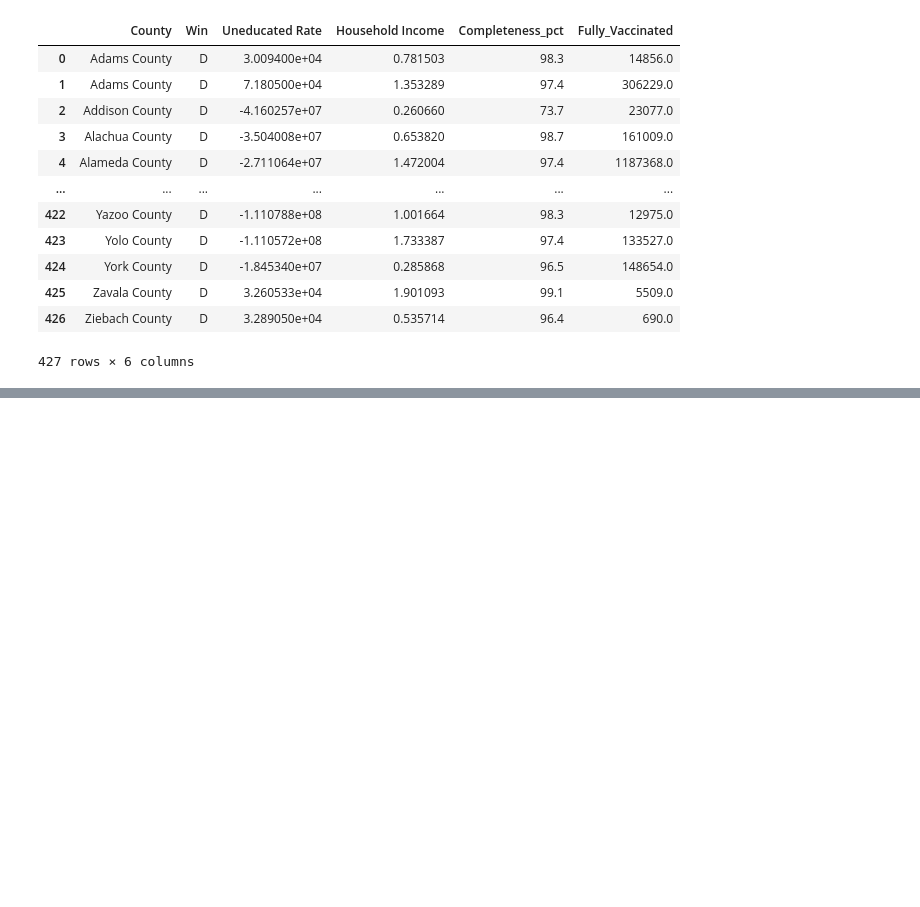
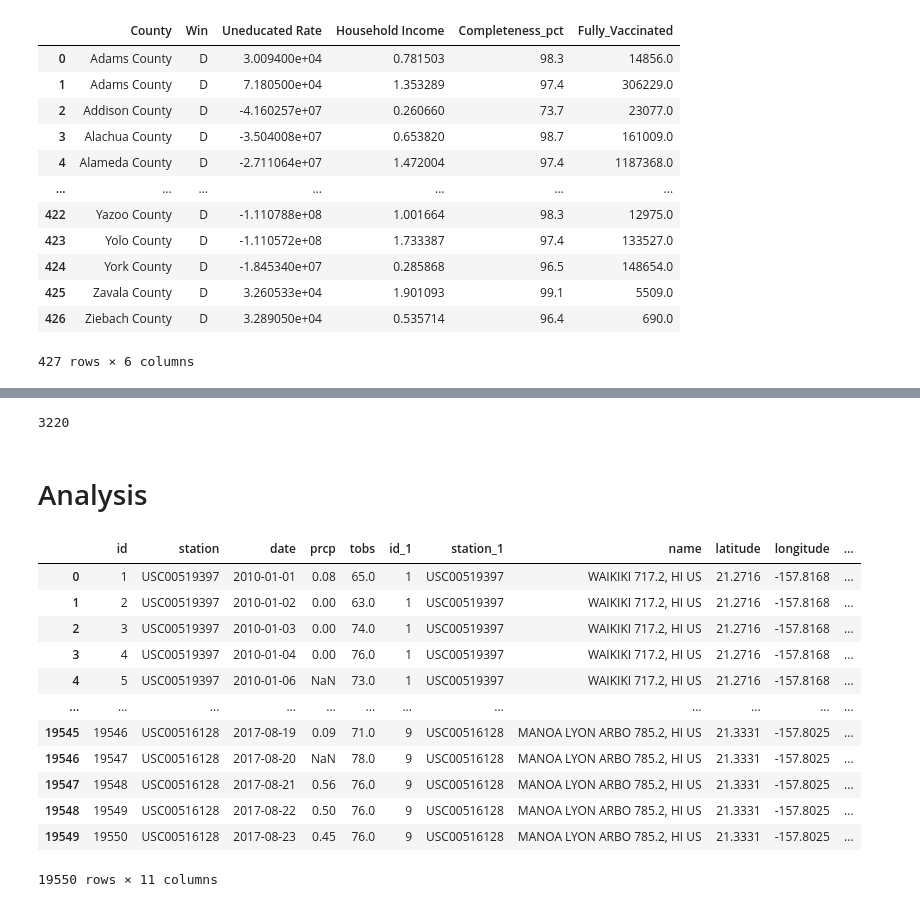
Before and after one commit to pandeysudip/COVID-19-Vaccination-Rate, a Jupyter notebook: Analysis/sqlalchemy.ipynb, the cells around one changed output, grey strips where cells are left out. Saved outputs shown, nothing was run; the diff lists cells and outputs as text; code cells hidden in the pictures; blank space fills up the shorter version.

```diff
--- a/Analysis/sqlalchemy.ipynb
+++ b/Analysis/sqlalchemy.ipynb
@@ -287,0 +297,4 @@ df_alc2
+# %%
+# create engine to hawaii.sqlite
+engine = create_engine('postgresql://localhost:5432/tets1')
+conn=engine.connect()
@@ -287,0 +360,3 @@ df_alc2
+# %%
+# Create our session (link) from Python to the DB
+session = Session(engine)
@@ -287,0 +447,27 @@ df_alc2
+# %%
+# Design a query to calculate the total number County in the dataset
+session.query(Census.County).count()
+# %% [output]
+3220
+# %% [markdown]
+# Analysis
+# %%
+#using join to combined two tables
+#using read sql query
+result=session.query(Measurement, Station).filter(Measurement.station == Station.station).statement
+df_comb=pd.read_sql_query(result,session.bind)
+df_comb
+# %% [output]
+|  | id | station | date | prcp | tobs | id_1 | station_1 | name | latitude | longitude | ... |
+| 0 | 1 | USC00519397 | 2010-01-01 | 0.08 | 65.0 | 1 | USC00519397 | WAIKIKI 717.2, HI US | 21.2716 | -157.8168 | ... |
+| 1 | 2 | USC00519397 | 2010-01-02 | 0.00 | 63.0 | 1 | USC00519397 | WAIKIKI 717.2, HI US | 21.2716 | -157.8168 | ... |
+| 2 | 3 | USC00519397 | 2010-01-03 | 0.00 | 74.0 | 1 | USC00519397 | WAIKIKI 717.2, HI US | 21.2716 | -157.8168 | ... |
+| 3 | 4 | USC00519397 | 2010-01-04 | 0.00 | 76.0 | 1 | USC00519397 | WAIKIKI 717.2, HI US | 21.2716 | -157.8168 | ... |
+| 4 | 5 | USC00519397 | 2010-01-06 | NaN | 73.0 | 1 | USC00519397 | WAIKIKI 717.2, HI US | 21.2716 | -157.8168 | ... |
+| ... | ... | ... | ... | ... | ... | ... | ... | ... | ... | ... | ... |
+| 19545 | 19546 | USC00516128 | 2017-08-19 | 0.09 | 71.0 | 9 | USC00516128 | MANOA LYON ARBO 785.2, HI US | 21.3331 | -157.8025 | ... |
+| 19546 | 19547 | USC00516128 | 2017-08-20 | NaN | 78.0 | 9 | USC00516128 | MANOA LYON ARBO 785.2, HI US | 21.3331 | -157.8025 | ... |
+| 19547 | 19548 | USC00516128 | 2017-08-21 | 0.56 | 76.0 | 9 | USC00516128 | MANOA LYON ARBO 785.2, HI US | 21.3331 | -157.8025 | ... |
+| 19548 | 19549 | USC00516128 | 2017-08-22 | 0.50 | 76.0 | 9 | USC00516128 | MANOA LYON ARBO 785.2, HI US | 21.3331 | -157.8025 | ... |
+| 19549 | 19550 | USC00516128 | 2017-08-23 | 0.45 | 76.0 | 9 | USC00516128 | MANOA LYON ARBO 785.2, HI US | 21.3331 | -157.8025 | ... |
+19550 rows × 11 columns
```
Also changed, not shown: parts of 20 cells of this notebook, 1 other file.
